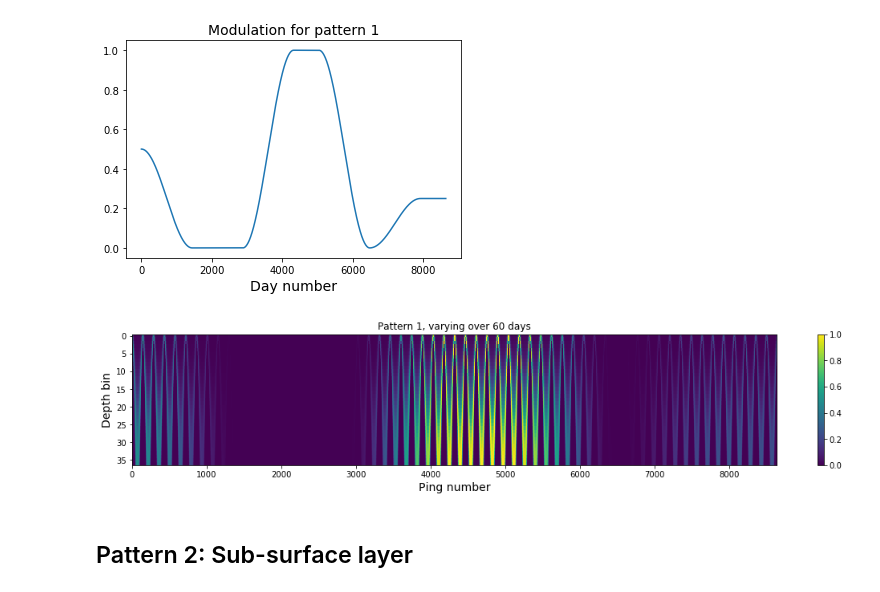
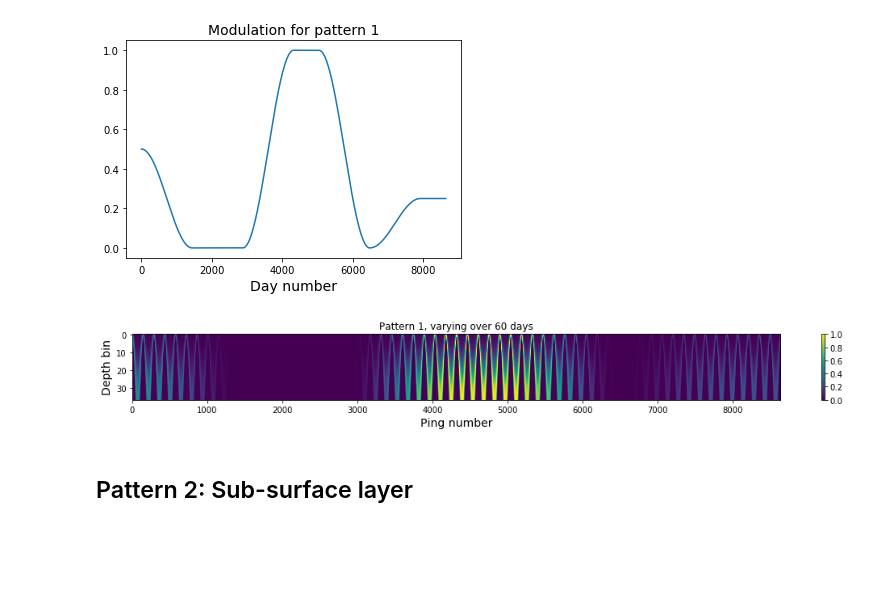
Before and after one commit to valentina-s/ooi_sonar, a Jupyter notebook: notebooks/generate_simulated_data.ipynb, the cells around one changed output. Cells and saved outputs as stored; diff of their text form; code cells hidden in the pictures; blank space fills up the shorter version.

```diff
--- a/notebooks/generate_simulated_data.ipynb
+++ b/notebooks/generate_simulated_data.ipynb
@@ -85,15 +85,15 @@ p1_alldays = np.array([p1]*day_num)
 p1_alldays = p1_alldays.swapaxes(0,1).reshape((37,-1))  # all days with same amplitude
 p1_alldays = p1_alldays*p1_mod.T  # modulate DVM strength
 # %%
-plt.figure(figsize=(18,3))
+plt.figure(figsize=(18,1.5))
 plt.imshow(p1_alldays,aspect='auto')
 plt.xlabel('Ping number',fontsize=14)
 plt.ylabel('Depth bin',fontsize=14)
 plt.title('Pattern 1, varying over 60 days')
 plt.colorbar()
 plt.show()
 # %% [output]
-[figure, old version]
+[figure, new version]
 # %% [markdown]
 ## Pattern 2: Sub-surface layer
 # %%
```
Also changed, not shown: parts of 12 cells of this notebook.
